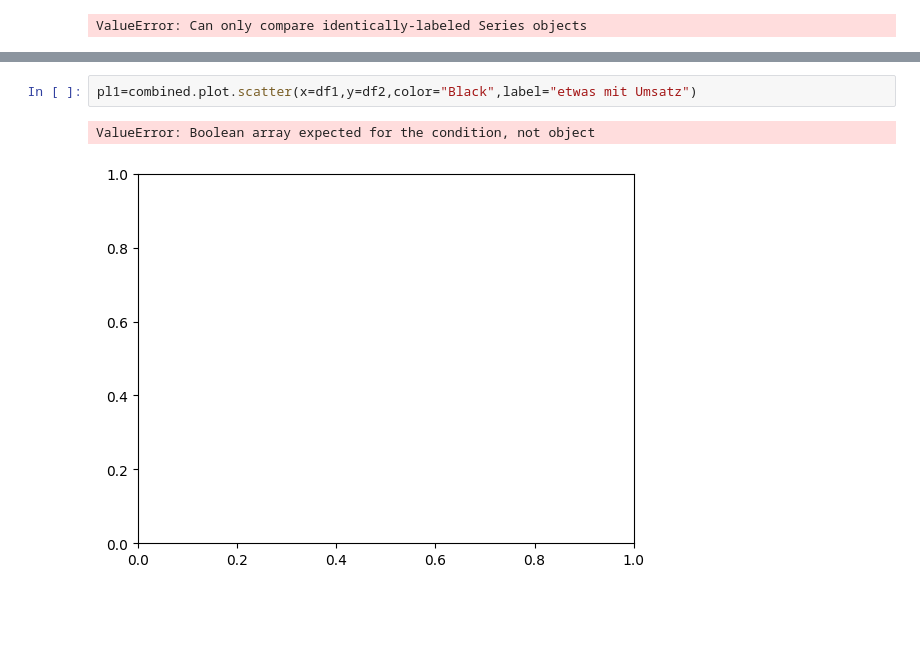
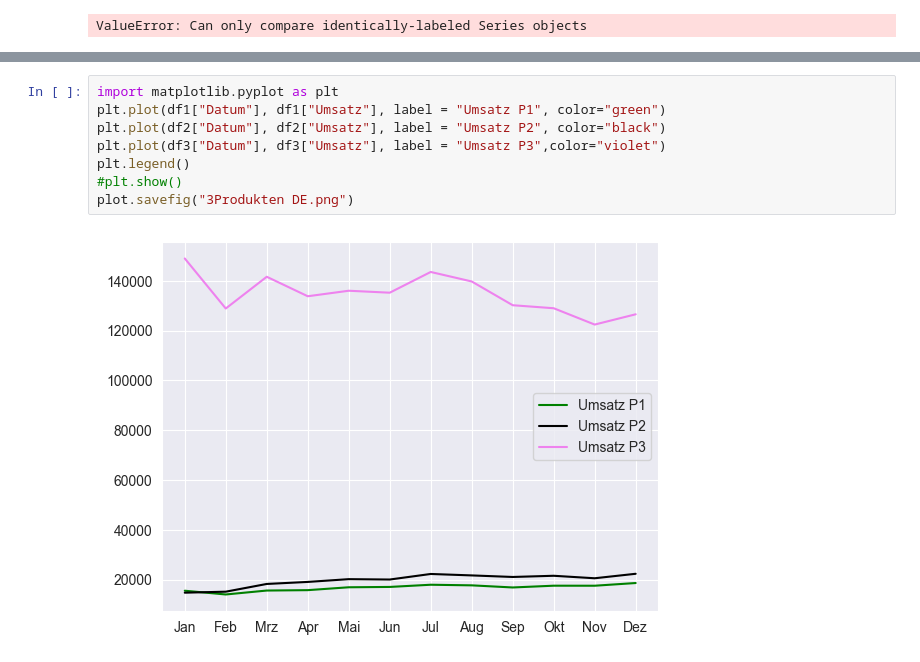
Before and after one commit to DataCraftAnca/Shop-Analyse, a Jupyter notebook: Shop analyse.ipynb, the cells around one changed output, grey strips where cells are left out. Saved outputs shown, nothing was run; the diff lists cells and outputs as text; blank space fills up the shorter version.

```diff
--- a/Shop analyse.ipynb
+++ b/Shop analyse.ipynb
@@ -127,5 +115,10 @@ plt.show()
-# %%
-pl1=combined.plot.scatter(x=df1,y=df2,color="Black",label="etwas mit Umsatz")
-# %% [output]
-ValueError: Boolean array expected for the condition, not object
-[figure, removed]
+# %%
+import matplotlib.pyplot as plt
+plt.plot(df1["Datum"], df1["Umsatz"], label = "Umsatz P1", color="green")
+plt.plot(df2["Datum"], df2["Umsatz"], label = "Umsatz P2", color="black")
+plt.plot(df3["Datum"], df3["Umsatz"], label = "Umsatz P3",color="violet")
+plt.legend()
+#plt.show()
+plot.savefig("3Produkten DE.png")
+# %% [output]
+[figure, added]
```
Also changed, not shown: parts of 8 cells of this notebook, 4 other files.
